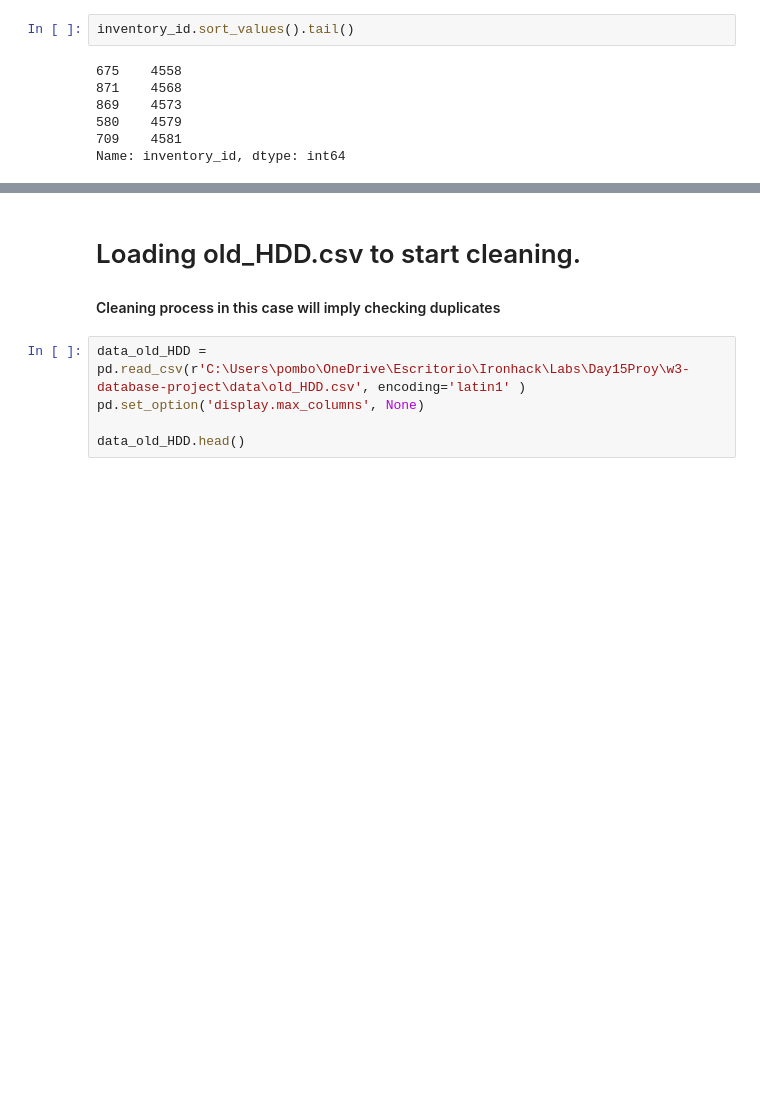
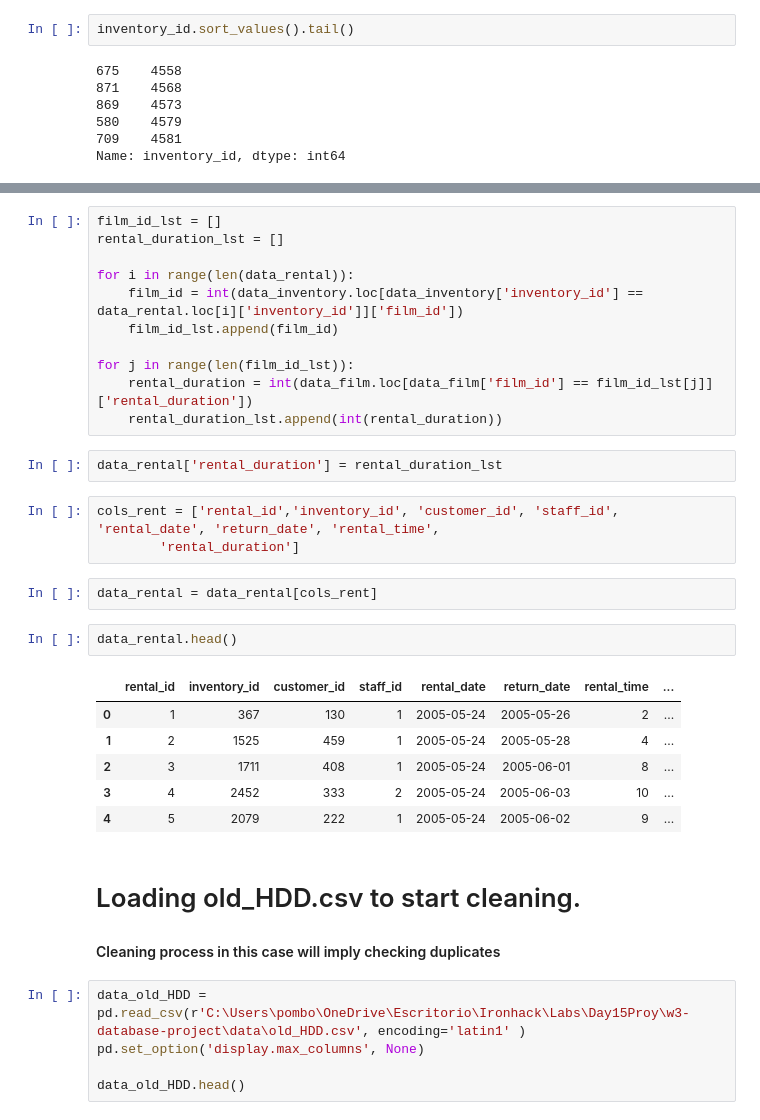
Before and after one commit to pombo7676/w3-database-project, a Jupyter notebook: SRC/Films_main.ipynb, the cells around one changed output, grey strips where cells are left out. Drawn from its saved outputs; the diff is of its cells as text; blank space fills up the shorter version.

Commit message:
Dataframes modificados y subidos a workbench

```diff
--- a/SRC/Films_main.ipynb
+++ b/SRC/Films_main.ipynb
@@ -528,3 +548,30 @@ Name: inventory_id, dtype: int64
+# %%
+film_id_lst = []
+rental_duration_lst = []
+
+for i in range(len(data_rental)):
+    film_id = int(data_inventory.loc[data_inventory['inventory_id'] == data_rental.loc[i]['inventory_id']]['film_id'])
+    film_id_lst.append(film_id)
+
+for j in range(len(film_id_lst)):
+    rental_duration = int(data_film.loc[data_film['film_id'] == film_id_lst[j]]['rental_duration'])
+    rental_duration_lst.append(int(rental_duration))
+# %%
+data_rental['rental_duration'] = rental_duration_lst
+# %%
+cols_rent = ['rental_id','inventory_id', 'customer_id', 'staff_id', 'rental_date', 'return_date', 'rental_time',
+        'rental_duration']
+# %%
+data_rental = data_rental[cols_rent]
+# %%
+data_rental.head()
+# %% [output]
+|  | rental_id | inventory_id | customer_id | staff_id | rental_date | return_date | rental_time | ... |
+| 0 | 1 | 367 | 130 | 1 | 2005-05-24 | 2005-05-26 | 2 | ... |
+| 1 | 2 | 1525 | 459 | 1 | 2005-05-24 | 2005-05-28 | 4 | ... |
+| 2 | 3 | 1711 | 408 | 1 | 2005-05-24 | 2005-06-01 | 8 | ... |
+| 3 | 4 | 2452 | 333 | 2 | 2005-05-24 | 2005-06-03 | 10 | ... |
+| 4 | 5 | 2079 | 222 | 1 | 2005-05-24 | 2005-06-02 | 9 | ... |
 # %% [markdown]
 # Loading old_HDD.csv to start cleaning.
 
```
Also changed, not shown: parts of 33 cells of this notebook.
